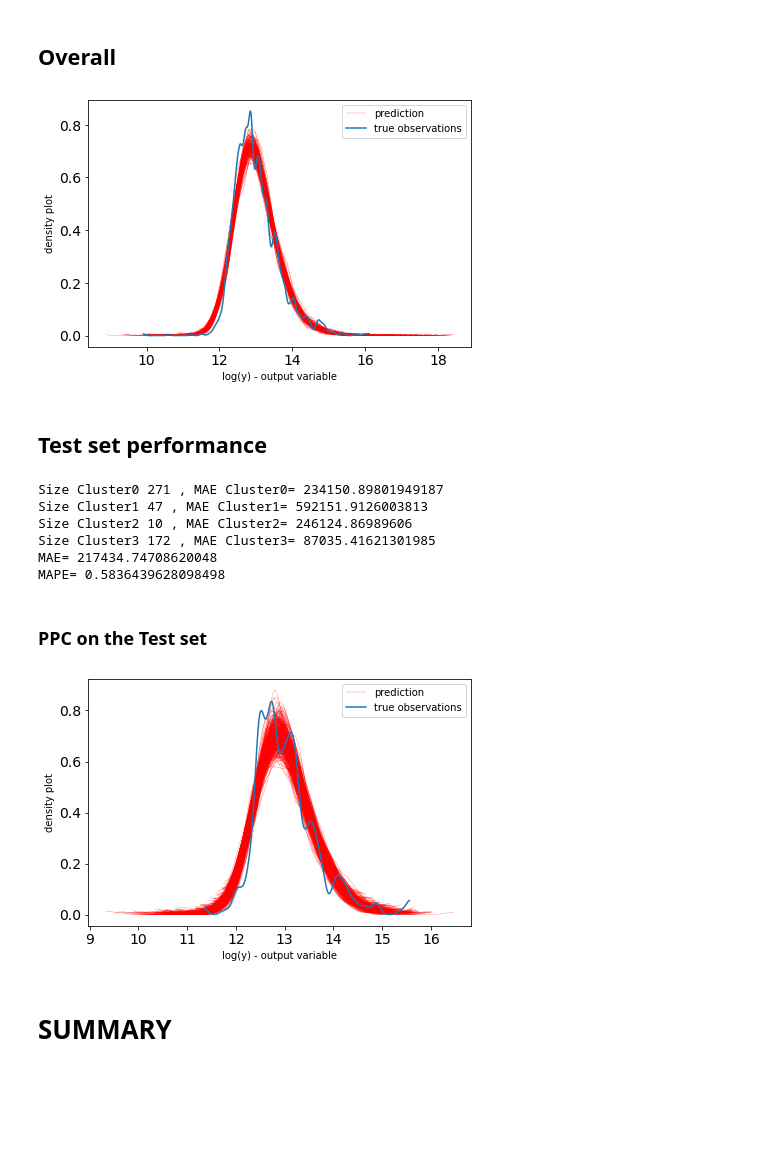
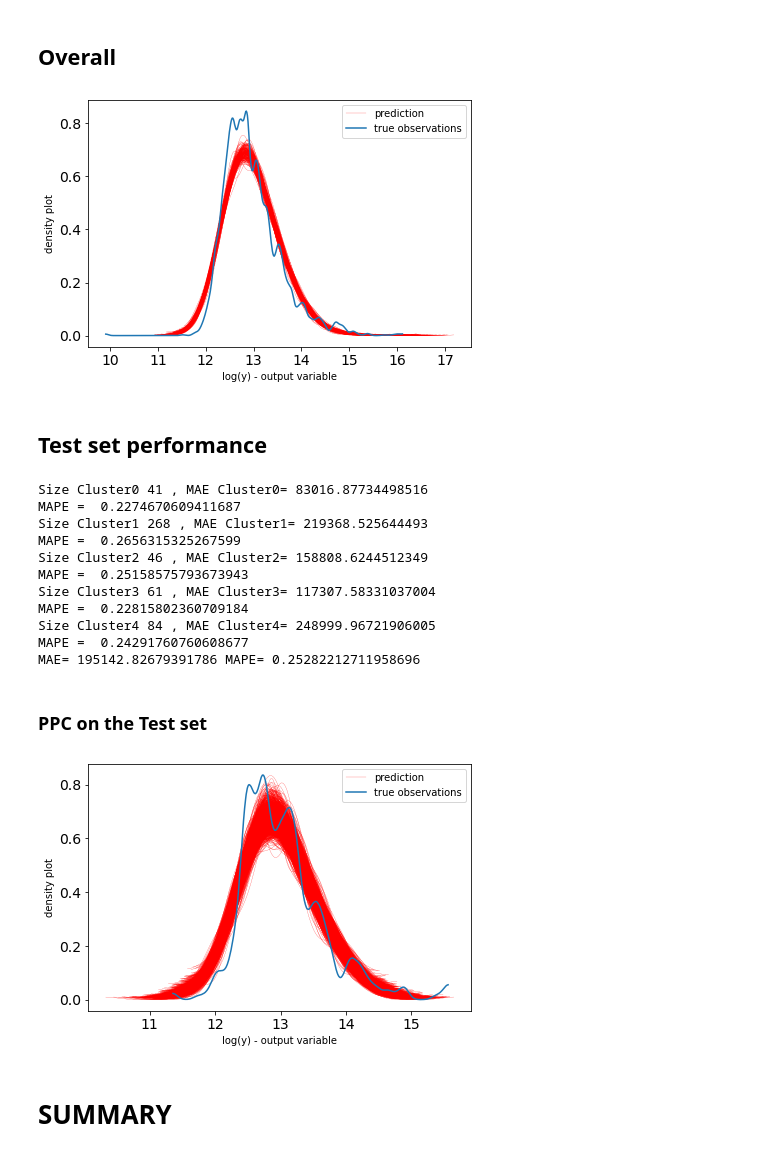
Before and after one commit to aoudjit/aoudjit, a Jupyter notebook: ET5003_Etivity2_Aziz_AOUDJIT_20201281.ipynb, the cells around one changed output. Cells and saved outputs as stored; diff of their text form; code cells hidden in the pictures; blank space fills up the shorter version.

```diff
--- a/ET5003_Etivity2_Aziz_AOUDJIT_20201281.ipynb
+++ b/ET5003_Etivity2_Aziz_AOUDJIT_20201281.ipynb
@@ -489,7 +742,7 @@ plt.ylabel("density plot");
 ### Only Cluster 1
 # %%
 #Simulation
-Ypred1 = yscaler1.inverse_transform(ppc(posterior1['alpha'],posterior1['beta'],posterior1['sigma_n'],Xn1,  nsamples=500))
+Ypred1 = yscaler1.inverse_transform(ppc(posterior1['alpha'],posterior1['beta'],posterior1['sigma_n'],Xn1,  nsamples=1500))
 for i in range(Ypred1.shape[0]):
     az.plot_dist( Ypred1[i,:],color='r',plot_kwargs={"linewidth": 0.2})
 az.plot_dist(Ypred1[i,:],color='r',plot_kwargs={"linewidth": 0.2}, label="prediction")
@@ -505,7 +758,7 @@ plt.ylabel("density plot");
 ### Only Cluster 2
 # %%
 #Simulation
-Ypred2 = yscaler2.inverse_transform(ppc(posterior2['alpha'],posterior2['beta'],posterior2['sigma_n'],Xn2,  nsamples=500))
+Ypred2 = yscaler2.inverse_transform(ppc(posterior2['alpha'],posterior2['beta'],posterior2['sigma_n'],Xn2,  nsamples=300))
 for i in range(Ypred2.shape[0]):
     az.plot_dist( Ypred2[i,:],color='r',plot_kwargs={"linewidth": 0.2})
 az.plot_dist(Ypred2[i,:],color='r',plot_kwargs={"linewidth": 0.2}, label="prediction")
@@ -535,0 +789,12 @@ plt.ylabel("density plot");
+# %%
+#Simulation
+Ypred4 = yscaler4.inverse_transform(ppc(posterior4['alpha'],posterior4['beta'],posterior4['sigma_n'],Xn4,  nsamples=400))
+for i in range(Ypred4.shape[0]):
+    az.plot_dist( Ypred4[i,:],color='r',plot_kwargs={"linewidth": 0.2})
+az.plot_dist(Ypred4[i,:],color='r',plot_kwargs={"linewidth": 0.2}, label="prediction")
+#plt.plot(np.linspace(-8,8,100),norm.pdf(np.linspace(-8,8,100),df=np.mean(posterior_1['nu'])))
+#plt.xlim([0,10e7])
+az.plot_dist(ylog4,label='true observations');
+plt.legend()
+plt.xlabel("log(y) - output variable")
+plt.ylabel("density plot");
@@ -541,12 +808,13 @@ Ypred0 = ppc(posterior0['alpha'],posterior0['beta'],posterior0['sigma_n'],Xn0,
 Ypred1 = ppc(posterior1['alpha'],posterior1['beta'],posterior1['sigma_n'],Xn1,  nsamples=200)
 Ypred2 = ppc(posterior2['alpha'],posterior2['beta'],posterior2['sigma_n'],Xn2,  nsamples=200)
 Ypred3 = ppc(posterior3['alpha'],posterior3['beta'],posterior3['sigma_n'],Xn3,  nsamples=200)
+Ypred4 = ppc(posterior4['alpha'],posterior4['beta'],posterior4['sigma_n'],Xn4,  nsamples=200)
 
 # simulation
 Ypred = np.hstack([ yscaler0.inverse_transform(Ypred0),
                  yscaler1.inverse_transform(Ypred1),
                  yscaler2.inverse_transform(Ypred2),
-                 yscaler3.inverse_transform(Ypred3)])
+                 yscaler3.inverse_transform(Ypred3),yscaler4.inverse_transform(Ypred3)])
 
 # prediction
 for i in range(Ypred.shape[0]):
@@ -554,13 +822,13 @@ for i in range(Ypred.shape[0]):
 
 # plot
 az.plot_dist(Ypred[i,:],color='r',plot_kwargs={"linewidth": 0.2}, label="prediction")
-ylog=np.vstack([ylog0,ylog1,ylog2,ylog3])
+ylog=np.vstack([ylog0,ylog1,ylog2,ylog3,ylog4])
 az.plot_dist(ylog,label='true observations');
 plt.legend()
 plt.xlabel("log(y) - output variable")
 plt.ylabel("density plot");
 # %% [output]
-[figure, old version]
+[figure, new version]
 # %% [markdown]
 ## Test set performance
 # %%
@@ -569,68 +837,92 @@ y_pred_BLR0 = np.exp(yscaler0.inverse_transform(np.mean(posterior0['alpha'])
               + np.dot(np.mean(posterior0['beta'],axis=0), Xtestn0.T)))
 print("Size Cluster0", np.sum(clusters_test==0), ", MAE Cluster0=",
       (np.mean(abs(y_pred_BLR0 - y_test[clusters_test==0]))))
+print("MAPE = ",(np.mean(abs(y_pred_BLR0 - y_test[clusters_test==0]) /y_test[clusters_test==0])))
 # cluster 1
 y_pred_BLR1 = np.exp(yscaler1.inverse_transform(np.mean(posterior1['alpha'])
               + np.dot(np.mean(posterior1['beta'],axis=0), Xtestn1.T)))
 print("Size Cluster1", np.sum(clusters_test==1), ", MAE Cluster1=",
       (np.mean(abs(y_pred_BLR1 - y_test[clusters_test==1]))))
+print("MAPE = ",(np.mean(abs(y_pred_BLR1 - y_test[clusters_test==1]) /y_test[clusters_test==1])))
 
 # cluster 2
 y_pred_BLR2 = np.exp(yscaler2.inverse_transform(np.mean(posterior2['alpha'])
               + np.dot(np.mean(posterior2['beta'],axis=0), Xtestn2.T)))
 print("Size Cluster2", np.sum(clusters_test==2), ", MAE Cluster2=",
       (np.mean(abs(y_pred_BLR2 - y_test[clusters_test==2]))))
+print("MAPE = ",(np.mean(abs(y_pred_BLR2 - y_test[clusters_test==2]) /y_test[clusters_test==2])))
 
 # cluster 3
 y_pred_BLR3 = np.exp(yscaler3.inverse_transform(np.mean(posterior3['alpha'])
               + np.dot(np.mean(posterior3['beta'],axis=0), Xtestn3.T)))
 print("Size Cluster3", np.sum(clusters_test==3), ", MAE Cluster3=",
       (np.mean(abs(y_pred_BLR3 - y_test[clusters_test==3]))))
+print("MAPE = ",(np.mean(abs(y_pred_BLR3 - y_test[clusters_test==3]) /y_test[clusters_test==3])))
+
+y_pred_BLR4 = np.exp(yscaler4.inverse_transform(np.mean(posterior4['alpha'])
+              + np.dot(np.mean(posterior4['beta'],axis=0), Xtestn4.T)))
+print("Size Cluster4", np.sum(clusters_test==4), ", MAE Cluster4=",
+      (np.mean(abs(y_pred_BLR4 - y_test[clusters_test==4]))))
+print("MAPE = ",(np.mean(abs(y_pred_BLR4 - y_test[clusters_test==4]) /y_test[clusters_test==4])))
+
 y_test = df_cost.Expected.values
 # joint
 joint=np.hstack([abs(y_pred_BLR0 - y_test[clusters_test==0]),
                  abs(y_pred_BLR1 - y_test[clusters_test==1]),
                  abs(y_pred_BLR2 - y_test[clusters_test==2]),
-                 abs(y_pred_BLR3 - y_test[clusters_test==3])])
+                 abs(y_pred_BLR3 - y_test[clusters_test==3]),
+                 abs(y_pred_BLR4 - y_test[clusters_test==4])])
+joint_mape = np.mean(np.hstack([
+                        abs(y_pred_BLR0 - y_test[clusters_test==0]) /y_test[clusters_test==0],
+                        abs(y_pred_BLR1 - y_test[clusters_test==1]) /y_test[clusters_test==1],
+                        abs(y_pred_BLR2 - y_test[clusters_test==2]) /y_test[clusters_test==2],
+                        abs(y_pred_BLR3 - y_test[clusters_test==3]) /y_test[clusters_test==3],
+                        abs(y_pred_BLR4 - y_test[clusters_test==4]) /y_test[clusters_test==4]
+                       ]))
 
-# MAE
-print("MAE=",np.mean(joint))
-# MAPE
-print("MAPE=",np.mean(joint/y_test))
+# MAE band MAPE
+print("MAE=",np.mean(joint),"MAPE=",joint_mape)
 # %% [output]
-Size Cluster0 271 , MAE Cluster0= 234150.89801949187
-Size Cluster1 47 , MAE Cluster1= 592151.9126003813
-Size Cluster2 10 , MAE Cluster2= 246124.86989606
-Size Cluster3 172 , MAE Cluster3= 87035.41621301985
-MAE= 217434.74708620048
-MAPE= 0.5836439628098498
+Size Cluster0 41 , MAE Cluster0= 83016.87734498516
+MAPE =  0.2274670609411687
+Size Cluster1 268 , MAE Cluster1= 219368.525644493
+MAPE =  0.2656315325267599
+Size Cluster2 46 , MAE Cluster2= 158808.6244512349
+MAPE =  0.25158575793673943
+Size Cluster3 61 , MAE Cluster3= 117307.58331037004
+MAPE =  0.22815802360709184
+Size Cluster4 84 , MAE Cluster4= 248999.96721906005
+MAPE =  0.24291760760608677
+MAE= 195142.82679391786 MAPE= 0.25282212711958696
 # %% [markdown]
 ### PPC on the Test set
 # %%
-num_samples2 = 500
+num_samples2 = 1500
 Ypred0 = ppc(posterior0['alpha'],posterior0['beta'],posterior0['sigma_n'],Xtestn0, nsamples=num_samples2)
 Ypred1 = ppc(posterior1['alpha'],posterior1['beta'],posterior1['sigma_n'],Xtestn1, nsamples=num_samples2)
 Ypred2 = ppc(posterior2['alpha'],posterior2['beta'],posterior2['sigma_n'],Xtestn2, nsamples=num_samples2)
 Ypred3 = ppc(posterior3['alpha'],posterior3['beta'],posterior3['sigma_n'],Xtestn3, nsamples=num_samples2)
+Ypred4 = ppc(posterior4['alpha'],posterior4['beta'],posterior4['sigma_n'],Xtestn4, nsamples=num_samples2)
 
 # Stack arrays in sequence horizontally (column wise)
 Ypred = np.hstack([yscaler0.inverse_transform(Ypred0),
                  yscaler1.inverse_transform(Ypred1),
                  yscaler2.inverse_transform(Ypred2),
-                 yscaler3.inverse_transform(Ypred3)])
+                 yscaler3.inverse_transform(Ypred3),
+                 yscaler4.inverse_transform(Ypred4)])
 
 # plot prediction shape
 for i in range(Ypred.shape[0]):
     az.plot_dist( Ypred[i,:],color='r',plot_kwargs={"linewidth": 0.2})
 # label
 az.plot_dist(Ypred[i,:],color='r',plot_kwargs={"linewidth": 0.2}, label="prediction")
 
 # true observations
 az.plot_dist(np.log(y_test),label='true observations');
 plt.legend()
 plt.xlabel("log(y) - output variable")
 plt.ylabel("density plot");
 # %% [output]
-[figure, old version]
+[figure, new version]
 # %% [markdown]
 # SUMMARY
```
Also changed, not shown: parts of 69 cells of this notebook.
